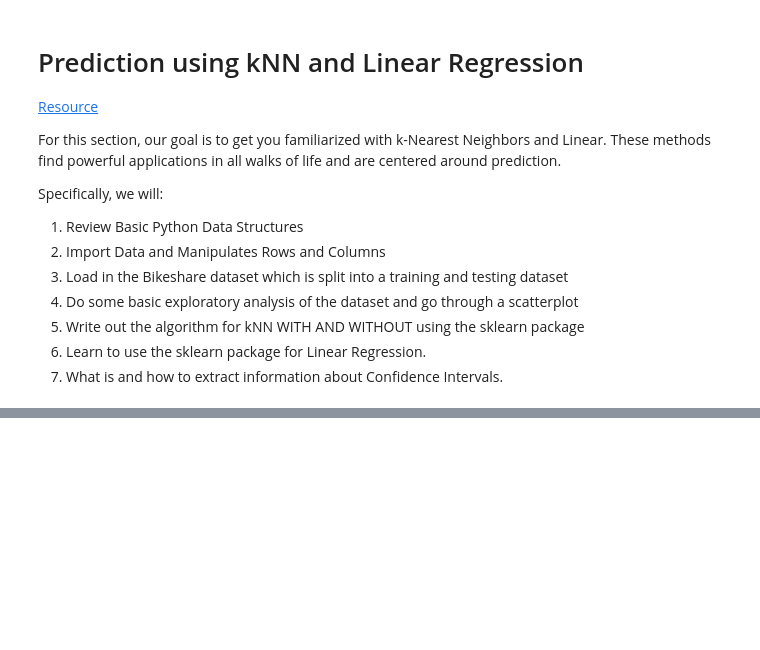
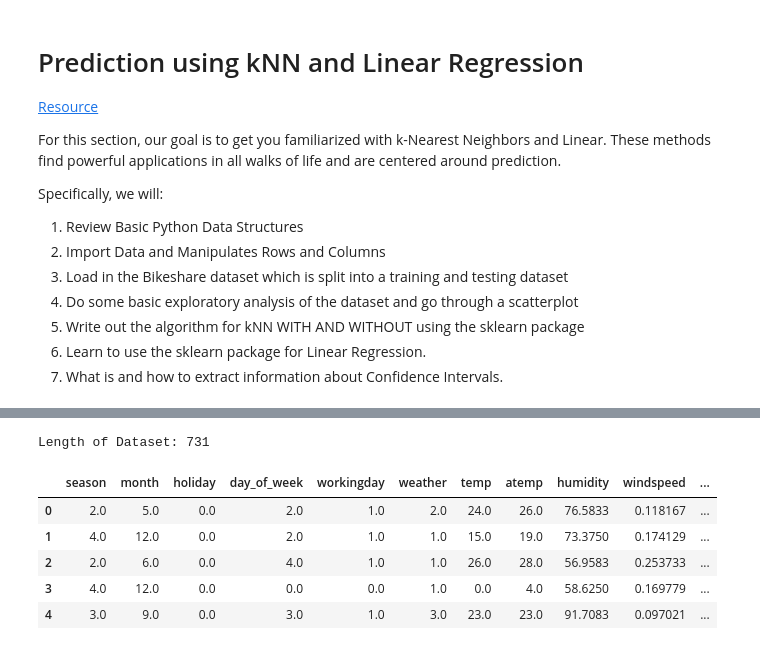
Before and after one commit to crdcamp/lin-reg-application, a Jupyter notebook: references/2_lin_reg_knn_reg_and_inference.ipynb, the cells around one changed output, grey strips where cells are left out. Saved outputs shown, nothing was run; the diff lists cells and outputs as text; code cells hidden in the pictures; blank space fills up the shorter version.

```diff
--- a/references/2_lin_reg_knn_reg_and_inference.ipynb
+++ b/references/2_lin_reg_knn_reg_and_inference.ipynb
@@ -149,0 +168,13 @@ The specific task is to build a regression model for a bike share system that ca
+# %%
+bikeshare = pd.read_csv("../data/bikeshare.csv")
+del bikeshare["Unnamed: 0"]
+print("Length of Dataset:", len(bikeshare))
+bikeshare.head()
+# %% [output]
+Length of Dataset: 731
+|  | season | month | holiday | day_of_week | workingday | weather | temp | atemp | humidity | windspeed | ... |
+| 0 | 2.0 | 5.0 | 0.0 | 2.0 | 1.0 | 2.0 | 24.0 | 26.0 | 76.5833 | 0.118167 | ... |
+| 1 | 4.0 | 12.0 | 0.0 | 2.0 | 1.0 | 1.0 | 15.0 | 19.0 | 73.3750 | 0.174129 | ... |
+| 2 | 2.0 | 6.0 | 0.0 | 4.0 | 1.0 | 1.0 | 26.0 | 28.0 | 56.9583 | 0.253733 | ... |
+| 3 | 4.0 | 12.0 | 0.0 | 0.0 | 0.0 | 1.0 | 0.0 | 4.0 | 58.6250 | 0.169779 | ... |
+| 4 | 3.0 | 9.0 | 0.0 | 3.0 | 1.0 | 3.0 | 23.0 | 23.0 | 91.7083 | 0.097021 | ... |
```
Also changed, not shown: parts of 4 cells of this notebook.
